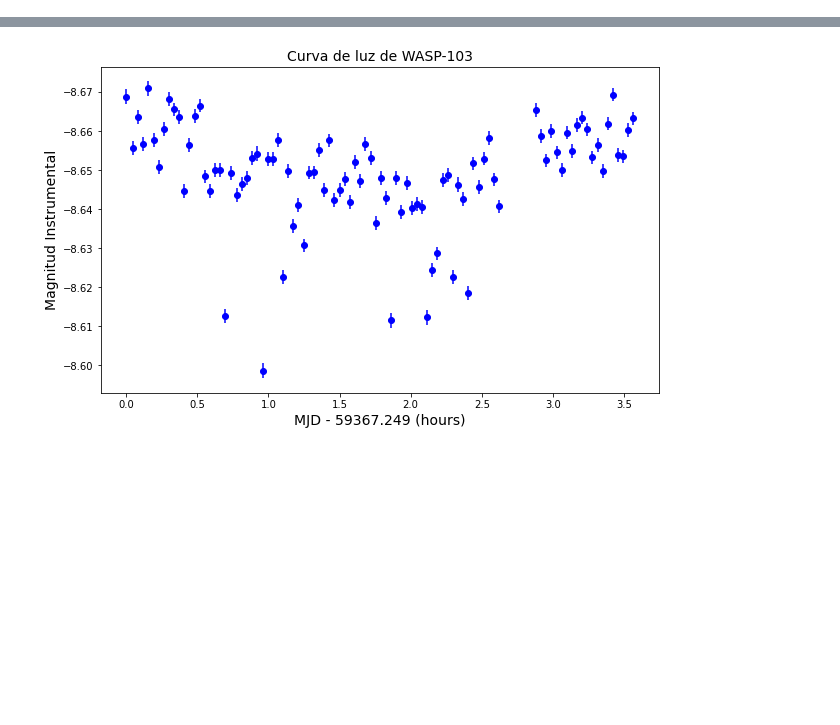
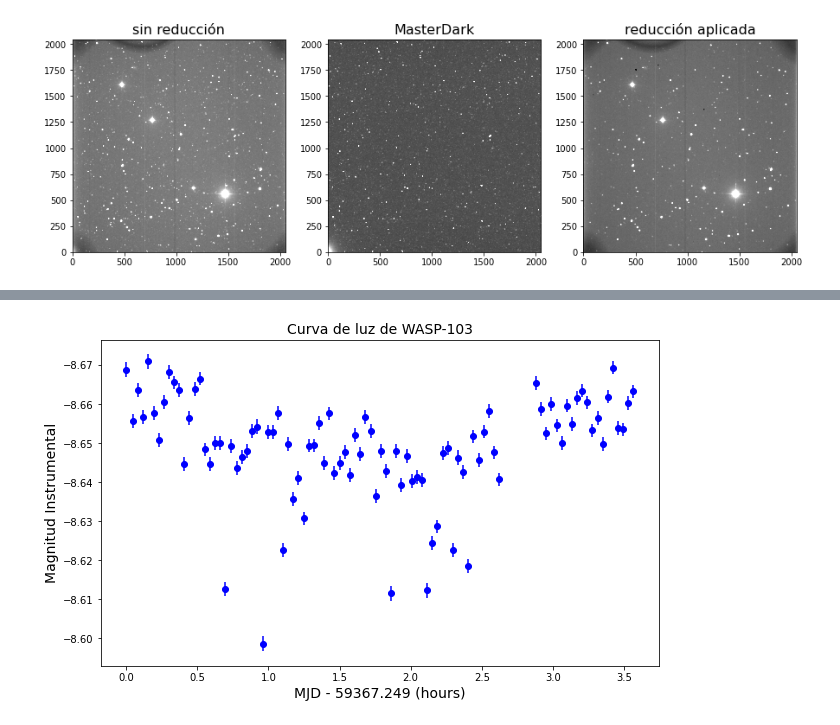
Before and after one commit to tanaxer01/DHA1001_Transito, a Jupyter notebook: Informe.ipynb, the cells around one changed output, grey strips where cells are left out. Saved outputs shown, nothing was run; the diff lists cells and outputs as text; code cells hidden in the pictures; blank space fills up the shorter version.

```diff
--- a/Informe.ipynb
+++ b/Informe.ipynb
@@ -33,7 +51,12 @@ crear_masterbias(bias_stuff, nombre_bias="MasterBias.fits",
 # %%
-# se resta el bias a las fotos y calculamos la mediana
-crear_masterdark(dark_stuff, nombre_dark="MasterDark.fits",
-                 nombre_bias="MasterBias.fits",
-                 directorio_imagenes_originales= data_loc+"wasp103_raw",
-                 directorio_imagenes_reducidas= data_loc+"wasp103_red",
-                 recalcular= recalc)
+# se resta el bias a las fotos y se calcula la mediana de todas las fotos DARK
+crear_masterdark(dark_stuff,"MasterDark.fits","MasterBias.fits",data_loc+"wasp103_raw",data_loc+"wasp103_red", recalc)
+
+#calculamos y visualizamos que tal se ve esta reducción
+reducir_imagenes_ciencia(waw_science,'soloDark',True,None,"MasterDark.fits",None,data_loc+"wasp103_raw",data_loc+"wasp103_red",recalc)
+plt.figure(figsize=(15,10))
+agregar_imagen( plt.subplot(1,3,1), data_loc+"wasp103_raw/00000072.fit", titulo="sin reducción")
+agregar_imagen( plt.subplot(1,3,2), data_loc+"wasp103_red/MasterDark.fits", titulo="MasterDark")
+agregar_imagen( plt.subplot(1,3,3), data_loc+"wasp103_red/soloDark_00000072.fit", titulo="reducción aplicada")
+# %% [output]
+[figure, added]
```
Also changed, not shown: parts of 14 cells of this notebook.
